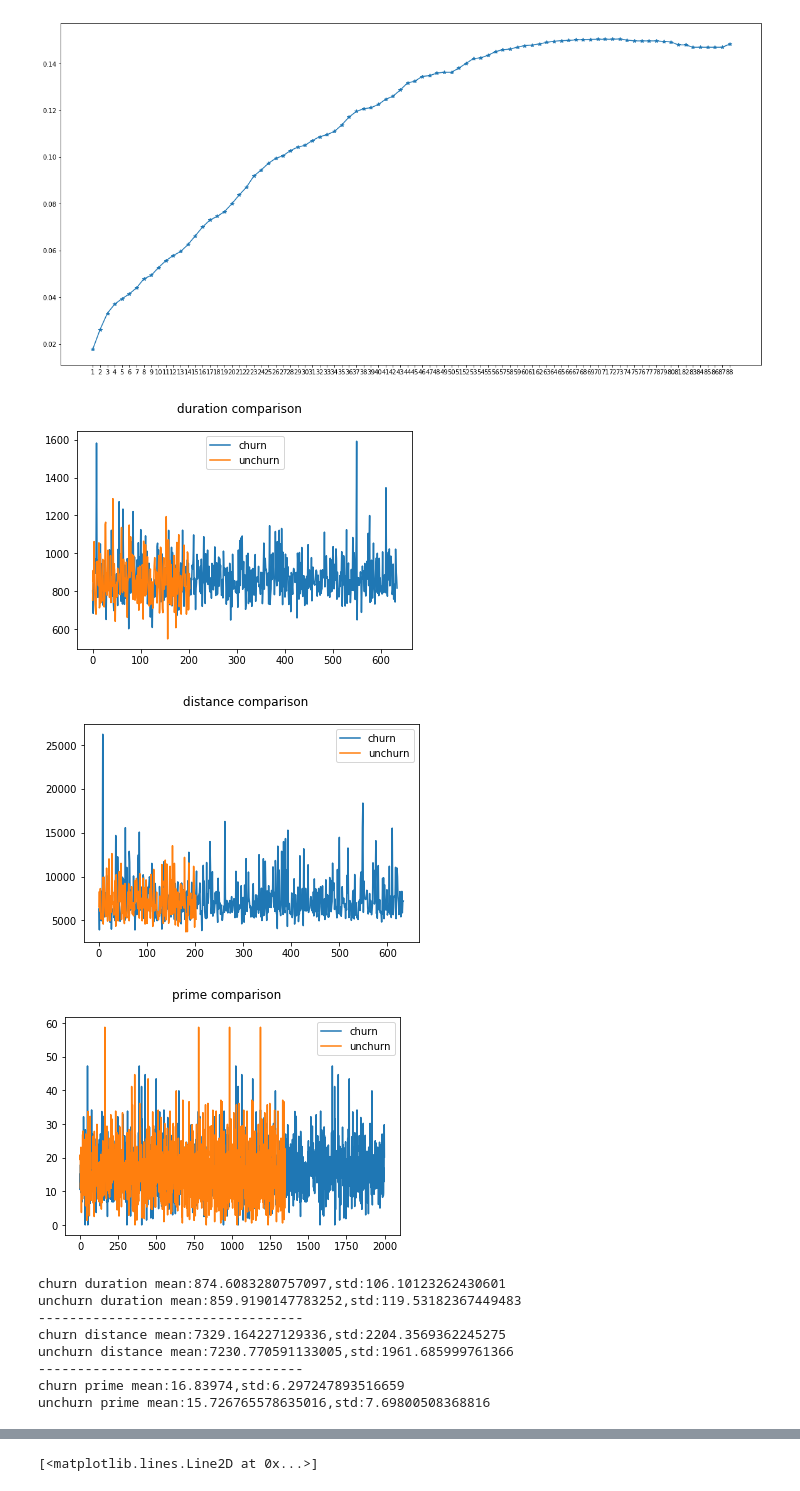
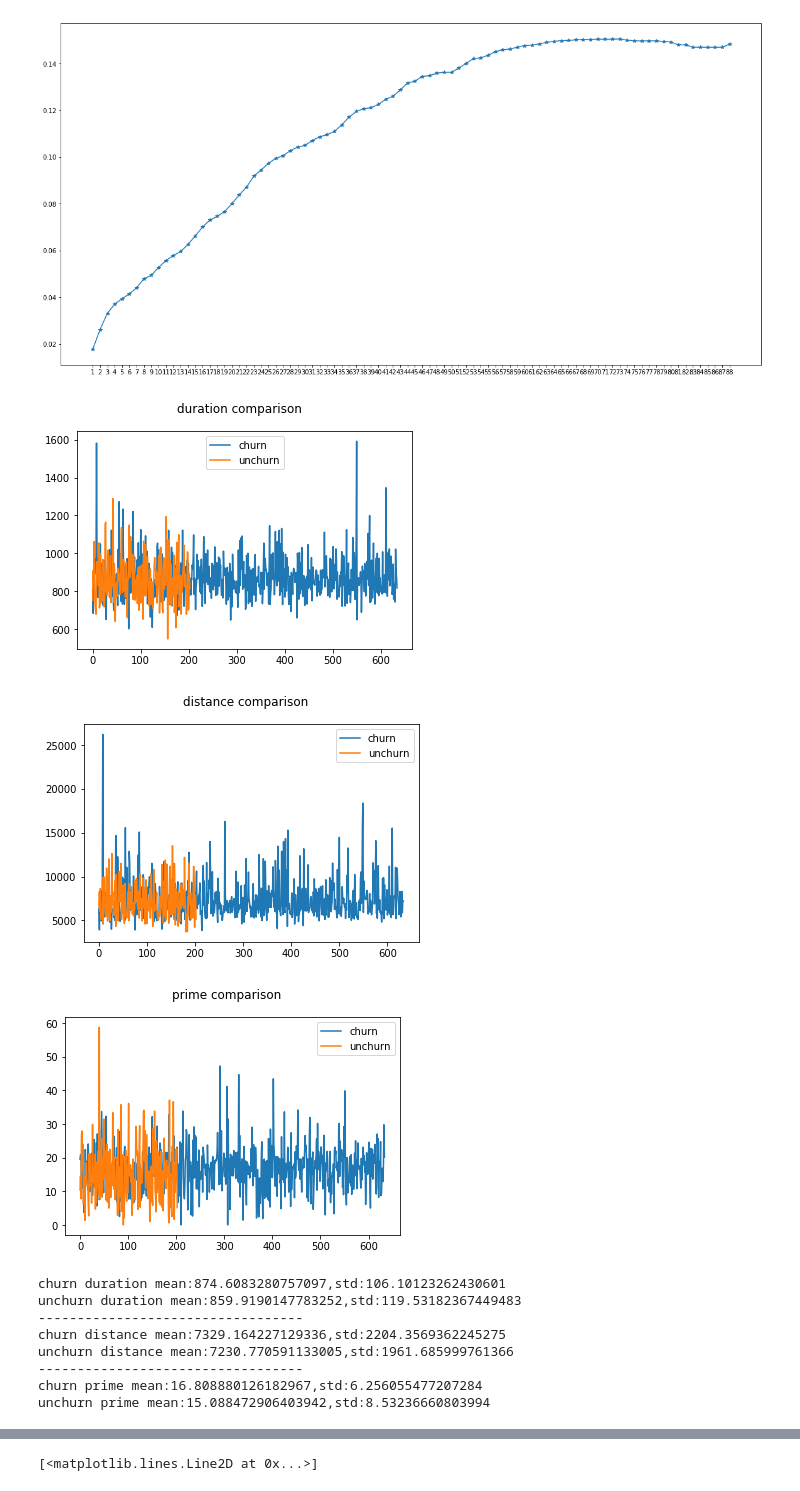
Before and after one commit to Ruijin1988/GIT, a Jupyter notebook: take_home.ipynb, the cells around one changed output, grey strips where cells are left out. Drawn from its saved outputs; the diff is of its cells as text; code cells hidden in the pictures.

```diff
--- a/take_home.ipynb
+++ b/take_home.ipynb
@@ -97,7 +97,7 @@ for elem in driver_ride_id_dict.keys():
     driver_freq_dict[elem]=[]
     max_range,last_to_date,first_time_range = 0,float('inf'),float('inf')
     ride_distance_sum, ride_duration_sum = 0, 0
-    count_one_week, duration_time = 0, 0
+    count_one_week, duration_time,distance_time = 0, 0, 0
     prime_time_sum = 0
     for counter,items in enumerate(driver_ride_id_dict[elem]):
         last_to_date = min(last_to_date,items[6])
@@ -110,16 +110,18 @@ for elem in driver_ride_id_dict.keys():
         if items[2] <= one_week_time_range:
             count_one_week += 1
             duration_time += items[2]
+            distance_time += items[1]
 
     driver_freq_dict[elem]=[counter,max_range,
                             float(format(counter/max_range,'.2f')),last_to_date,
                             first_time_range, float(format(ride_duration_sum/counter,'.2f')),
                             float(format(ride_distance_sum/counter,'.2f')),duration_time,count_one_week,
+                            distance_time/count_one_week,
                             float(format(prime_time_sum/counter,'.2f'))]
 
 #[0:total number of rides, 1:total range of ride, 2:frequent of ride per day, 3:vacum time from last ride,
 # 4:vacum time from on board, 5:mean time per costumer, 6:mean distance per customer, 7:duration_time_within_first_week,
-# 8: number_of_rides_in_first_week, 9:prime_time_prob]
+# 8: number_of_rides_in_first_week, 9:distance_time_within_first_week, 10:prime_prob]
 # %%
 driver_freq_dict
 # %% [output]
@@ -222,7 +227,7 @@ crit_item_index = 3
 sum_churn_freq,sum_unchurn_freq = 0,0
 count_churn,count_unchurn = 0,0
 driver_churn_dict, driver_unchurn_dict = {}, {}
-churn_index,unchurn_index=[],[]
+churn_index,unchurn_index,churn_prime_prob,unchurn_prime_prob=[],[],[],[]
 for counter,elem in enumerate(driver_freq_dict.keys()):
     if driver_freq_dict[elem][crit_item_index]<ratio:
         driver_churn_dict[elem]=driver_freq_dict[elem]
@@ -240,54 +245,54 @@ churn_distant_list,churn_duration_list,unchurn_distant_list,unchurn_duration_lis
 for elem in driver_churn_dict.keys():
     churn_duration_list.append(driver_churn_dict[elem][5])
     churn_distant_list.append(driver_churn_dict[elem][6])
-    churn_prime_prob.append(driver_churn_dict[elem][9])
+    churn_prime_prob.append(driver_churn_dict[elem][10])
 
 for elem in driver_unchurn_dict.keys():
     unchurn_duration_list.append(driver_unchurn_dict[elem][5])
     unchurn_distant_list.append(driver_unchurn_dict[elem][6])
-    unchurn_prime_prob.append(driver_unchurn_dict[elem][9])
+    unchurn_prime_prob.append(driver_unchurn_dict[elem][10])
 
 fig = plt.figure()
 plt.plot(churn_duration_list,label='churn')
 plt.plot(unchurn_duration_list,label='unchurn')
 fig.suptitle('duration comparison', fontdict={'fontsize': 8, 'fontweight': 'medium'})
 plt.legend()
 plt.show()
 
 fig = plt.figure()
 plt.plot(churn_distant_list,label='churn')
 plt.plot(unchurn_distant_list,label='unchurn')
 fig.suptitle('distance comparison', fontdict={'fontsize': 8, 'fontweight': 'medium'})
 plt.legend()
 plt.show()
 
 fig = plt.figure()
 plt.plot(churn_prime_prob,label='churn')
 plt.plot(unchurn_prime_prob,label='unchurn')
 fig.suptitle('prime comparison', fontdict={'fontsize': 8, 'fontweight': 'medium'})
 plt.legend()
 plt.show()
 
 print('churn duration mean:{},std:{}'.format(np.mean(churn_duration_list),np.std(churn_duration_list)))
 print('unchurn duration mean:{},std:{}'.format(np.mean(unchurn_duration_list),np.std(unchurn_duration_list)))
 print('----------------------------------')
 print('churn distance mean:{},std:{}'.format(np.mean(churn_distant_list),np.std(churn_distant_list)))
 print('unchurn distance mean:{},std:{}'.format(np.mean(unchurn_distant_list),np.std(unchurn_distant_list)))
 print('----------------------------------')
 print('churn prime mean:{},std:{}'.format(np.mean(churn_prime_prob),np.std(churn_prime_prob)))
 print('unchurn prime mean:{},std:{}'.format(np.mean(unchurn_prime_prob),np.std(unchurn_prime_prob)))
 # %% [output]
 [figure]
 [figure]
-[figure, old version]
+[figure, new version]
 churn duration mean:874.6083280757097,std:106.10123262430601
 unchurn duration mean:859.9190147783252,std:119.53182367449483
 ----------------------------------
 churn distance mean:7329.164227129336,std:2204.3569362245275
 unchurn distance mean:7230.770591133005,std:1961.685999761366
 ----------------------------------
-churn prime mean:16.83974,std:6.297247893516659
-unchurn prime mean:15.726765578635016,std:7.69800508368816
+churn prime mean:16.808880126182967,std:6.256055477207284
+unchurn prime mean:15.088472906403942,std:8.53236660803994
 # %%
 #[0:total number of rides, 1:total range of ride, 2:frequent of ride per day, 3:vacum time from last ride,
 # 4:vacum time from on board, 5:mean time per costumer, 6:mean distance per customer, 7:duration_time_within_first_week,
```
Also changed, not shown: parts of 17 cells of this notebook.
